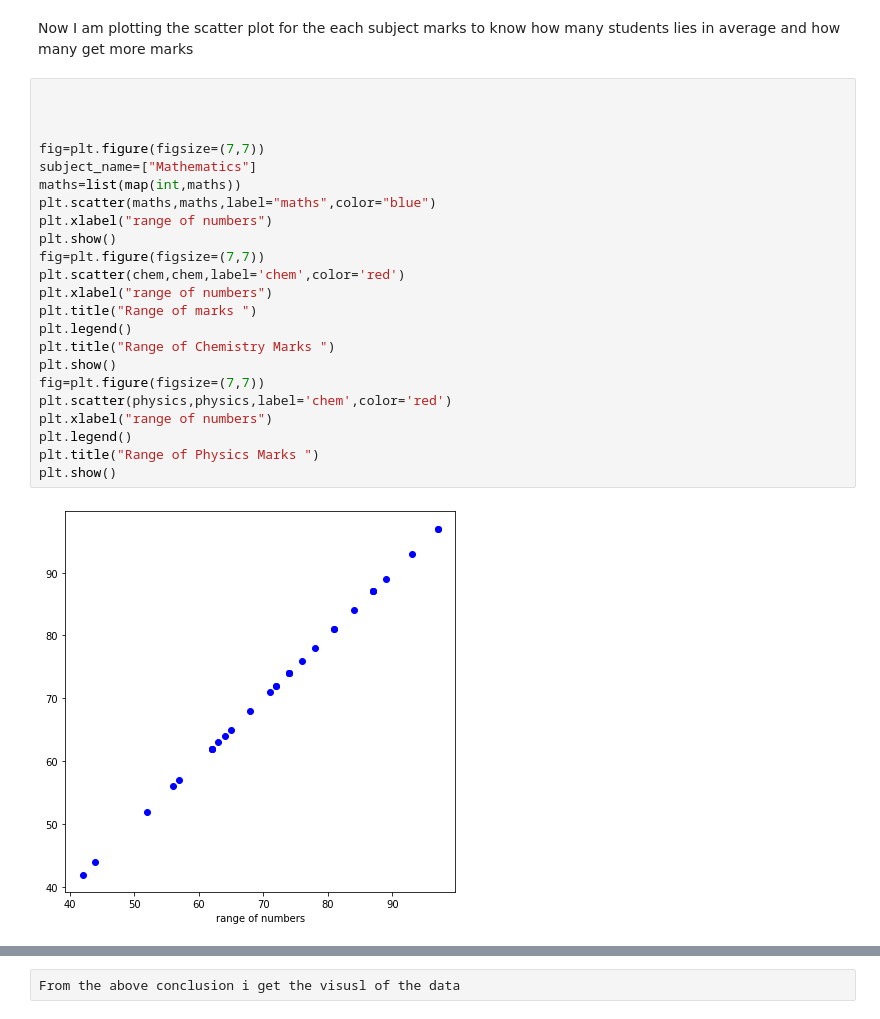
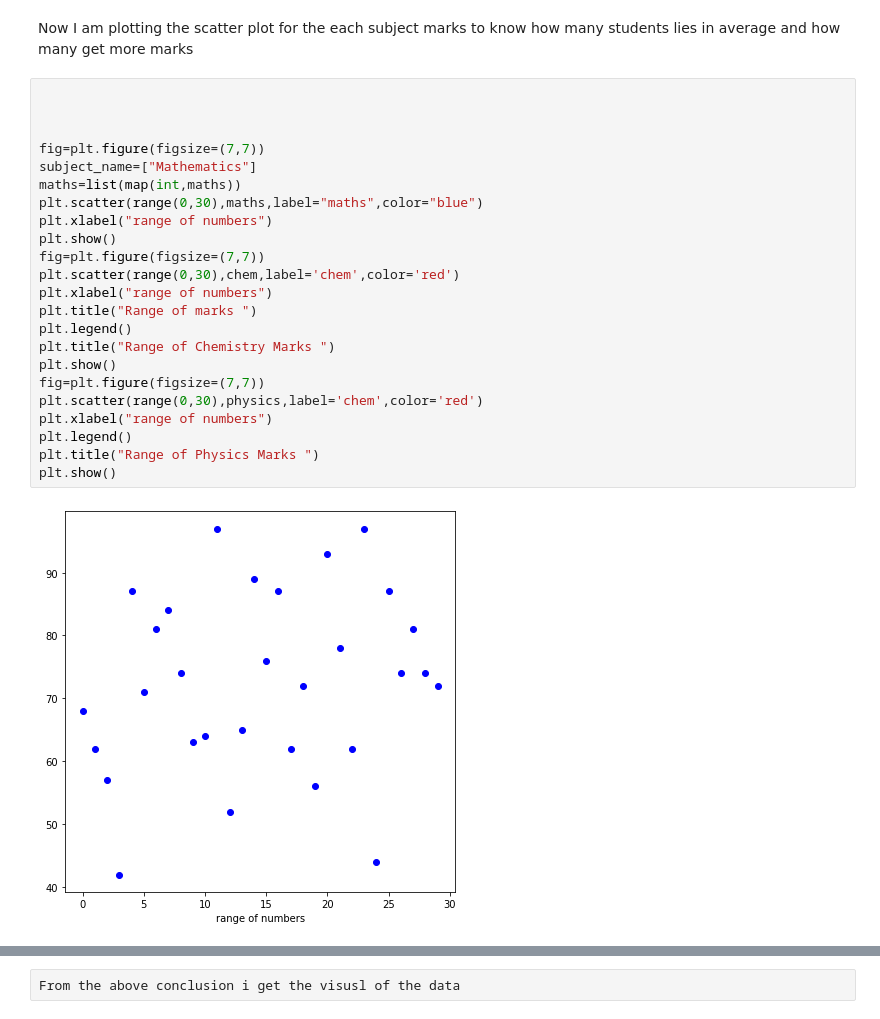
Before and after one commit to Harshipynb/project-_class, a Jupyter notebook: HarshRaj_Student_EDA_Analysis.ipynb, the cells around one changed output, grey strips where cells are left out. Drawn from its saved outputs; the diff is of its cells as text.

```diff
--- a/HarshRaj_Student_EDA_Analysis.ipynb
+++ b/HarshRaj_Student_EDA_Analysis.ipynb
@@ -204,25 +204,25 @@ Now I am plotting the scatter plot for the each subject marks  to know how many
 # %%
 
 
 
 fig=plt.figure(figsize=(7,7))
 subject_name=["Mathematics"]
 maths=list(map(int,maths))
-plt.scatter(maths,maths,label="maths",color="blue")
+plt.scatter(range(0,30),maths,label="maths",color="blue")
 plt.xlabel("range of numbers")
 plt.show()
 fig=plt.figure(figsize=(7,7))
-plt.scatter(chem,chem,label='chem',color='red')
+plt.scatter(range(0,30),chem,label='chem',color='red')
 plt.xlabel("range of numbers")
 plt.title("Range of marks ")
 plt.legend()
 plt.title("Range of Chemistry Marks ")
 plt.show()
 fig=plt.figure(figsize=(7,7))
-plt.scatter(physics,physics,label='chem',color='red')
+plt.scatter(range(0,30),physics,label='chem',color='red')
 plt.xlabel("range of numbers")
 plt.legend()
 plt.title("Range of Physics Marks ")
 plt.show()
 # %% [output]
-[figure, old version]
+[figure, new version]
```
Also changed, not shown: parts of 1 cell of this notebook.
